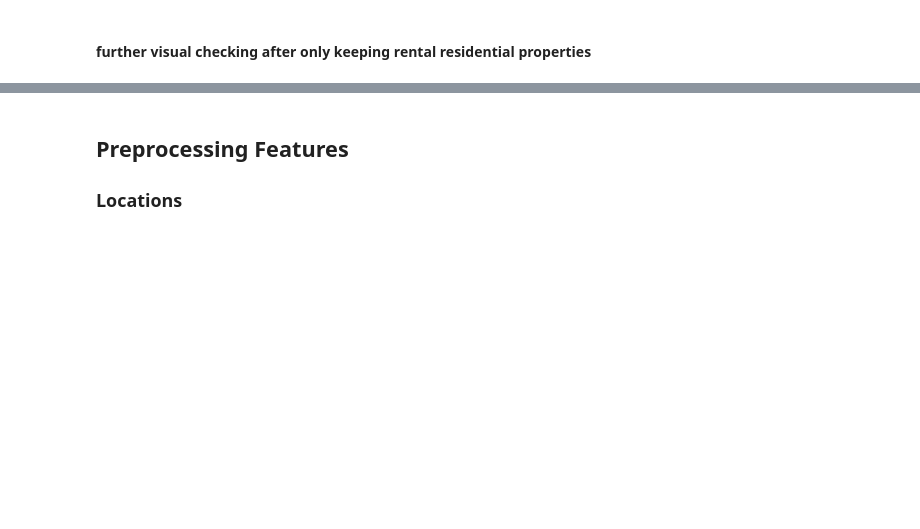
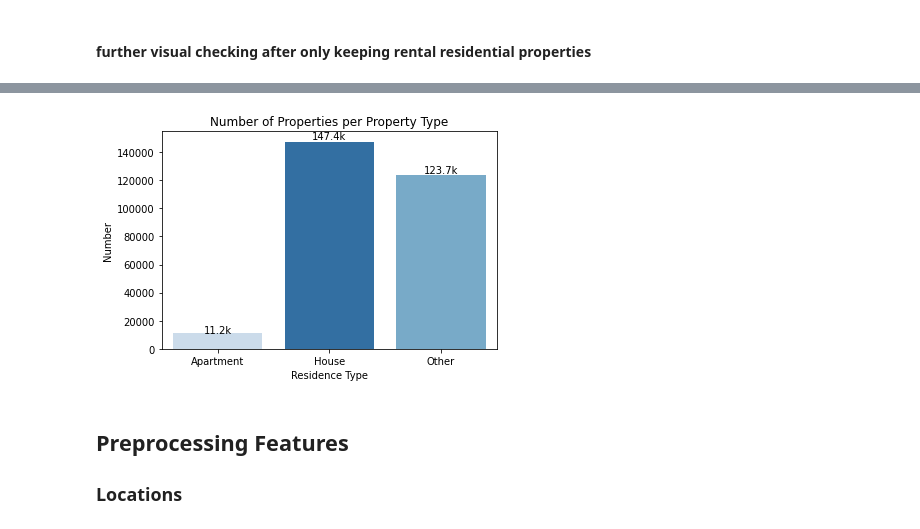
Before and after one commit to MAST30034-Applied-Data-Science/generic-real-estate-consulting-project-group-43, a Jupyter notebook: notebooks/Preprocessing/History_prepro.ipynb, the cells around one changed output, grey strips where cells are left out. Saved outputs shown, nothing was run; the diff lists cells and outputs as text; code cells hidden in the pictures; blank space fills up the shorter version.

```diff
--- a/notebooks/Preprocessing/History_prepro.ipynb
+++ b/notebooks/Preprocessing/History_prepro.ipynb
@@ -195,3 +323,16 @@ ax = sns.barplot(
+# %%
+#plt.figure(figsize=(15,15))
+ranks = type_df2.num.rank().sub(1).astype(int).array
+palette = sns.color_palette('Blues', len(ranks))
+ax = sns.barplot(
+    data=type_df2, x="residence_type", y="num", palette=np.array(palette)[ranks]
+)
+#ax.bar_label(ax.containers[0])
+show_values(ax)
+ax.set(title = "Number of Properties per Property Type", ylabel = "Number", xlabel = "Residence Type")
+plt.savefig("../../plots/figure/Number of Properties per Property Type.jpg")
+# %% [output]
+[figure, added]
 # %% [markdown]
 ## Preprocessing Features
 ### Locations
```
Also changed, not shown: parts of 36 cells of this notebook, 11 other files.
